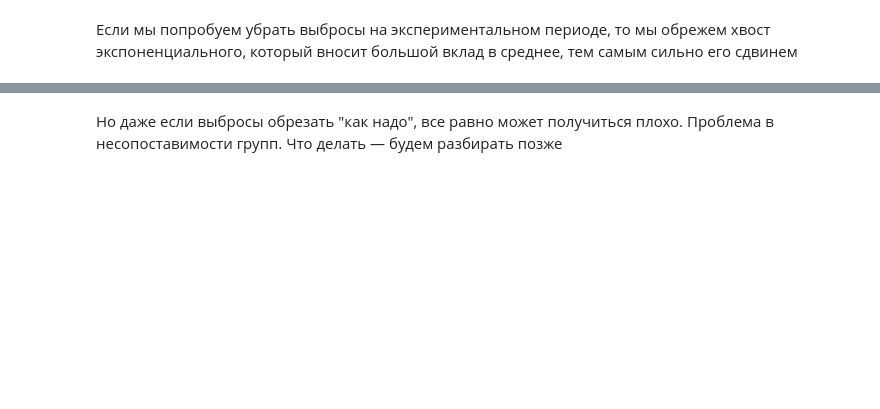
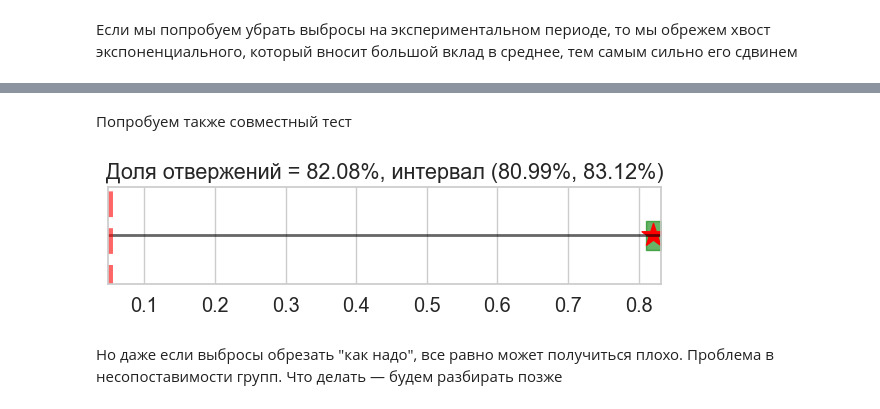
Before and after one commit to NMashalov/2023_OpenMipt_course, a Jupyter notebook: lesson11/ab_test_valid_train.ipynb, the cells around one changed output, grey strips where cells are left out. Drawn from its saved outputs; the diff is of its cells as text; code cells hidden in the pictures; blank space fills up the shorter version.

```diff
--- a/lesson11/ab_test_valid_train.ipynb
+++ b/lesson11/ab_test_valid_train.ipynb
@@ -421,3 +473,14 @@ AA_test(
+# %% [markdown]
+Попробуем также совместный тест
+# %%
+AA_test(
+    test=cut_test_share,
+    generate_sample_x=lambda size: np.random.normal(size=size, loc=1),
+    generate_sample_y=np.random.exponential,
+    n_iter=n_iter,
+)
+# %% [output]
+[figure, added]
 # %% [markdown]
 Но даже если выбросы обрезать "как надо", все равно может получиться плохо. Проблема в несопоставимости групп. Что делать &mdash; будем разбирать позже
 # %%
```
Also changed, not shown: parts of 32 cells of this notebook, 6 other files.
